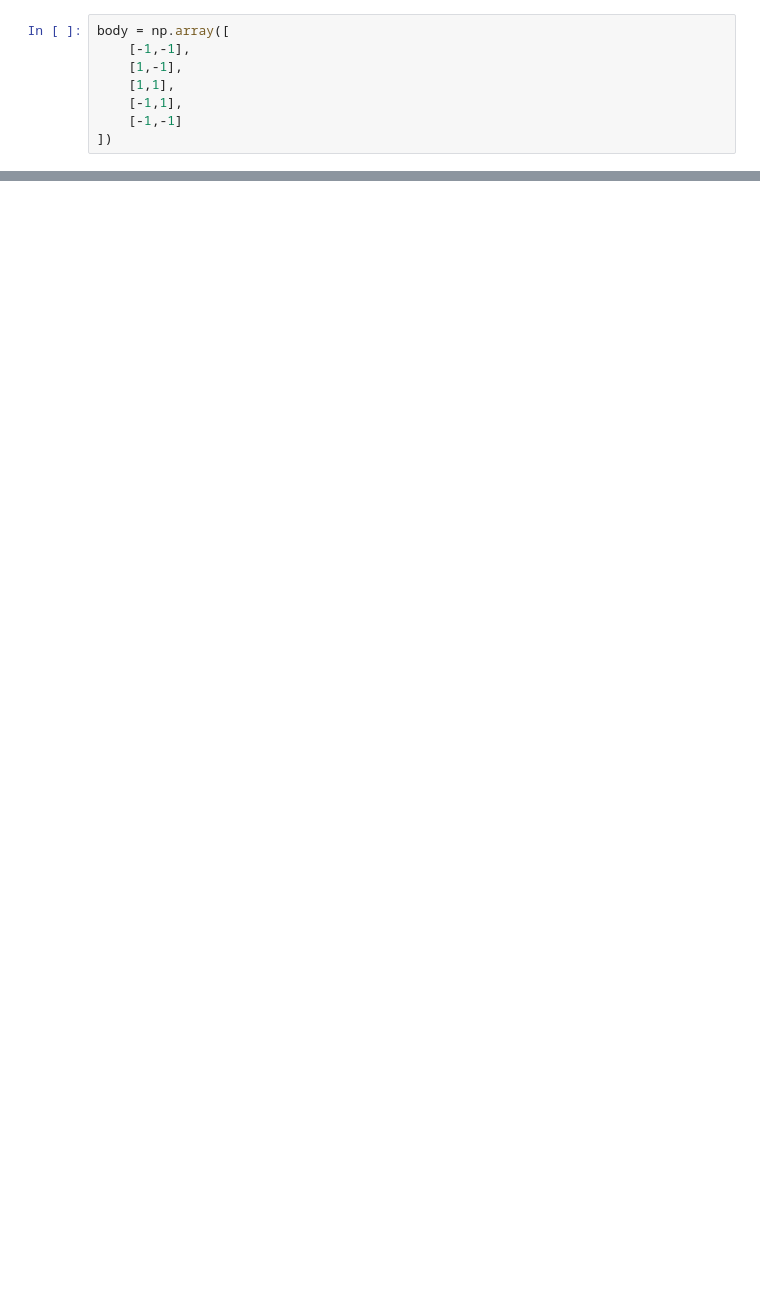
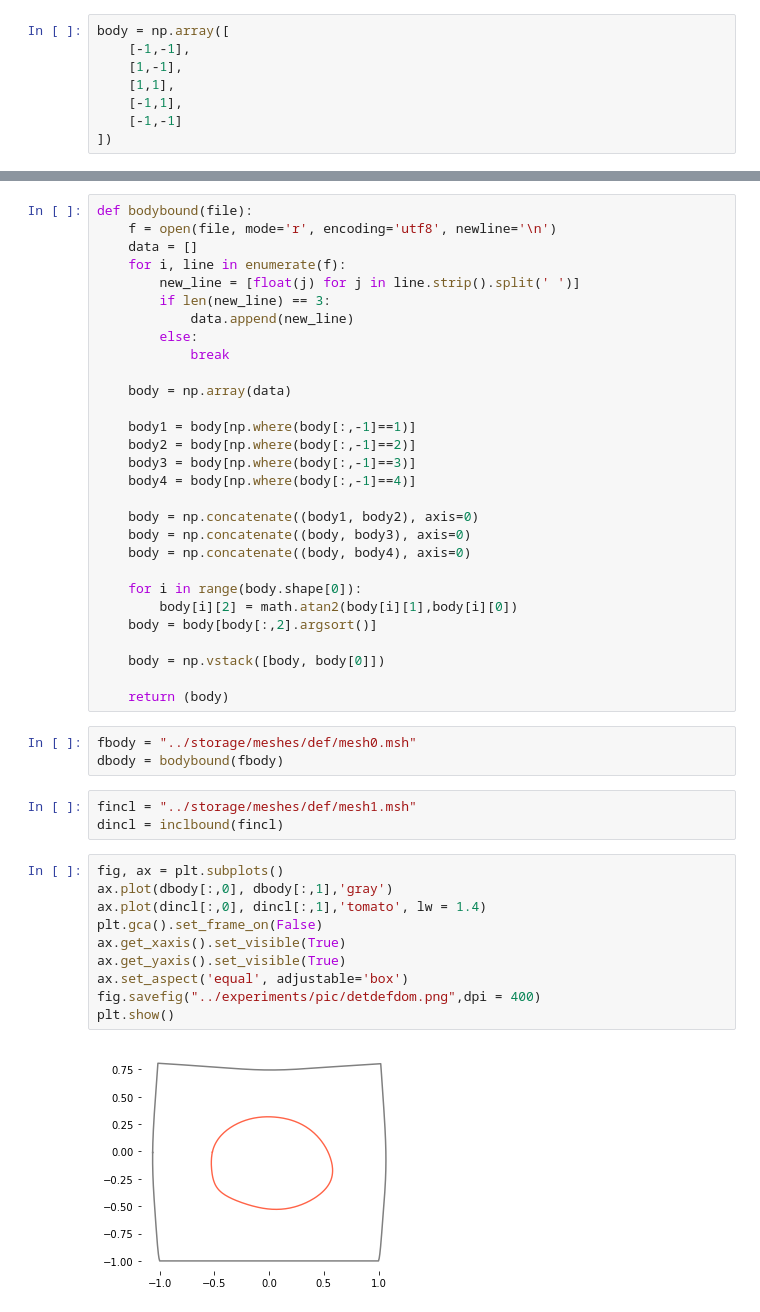
Before and after one commit to vkarnaev/random_domain_elasticity, a Jupyter notebook: utils/plotPic.ipynb, the cells around one changed output, grey strips where cells are left out. Cells and saved outputs as stored; diff of their text form; blank space fills up the shorter version.

```diff
--- a/utils/plotPic.ipynb
+++ b/utils/plotPic.ipynb
@@ -89,0 +104,47 @@ plt.show()
+# %%
+def bodybound(file):
+    f = open(file, mode='r', encoding='utf8', newline='\n')
+    data = []
+    for i, line in enumerate(f):
+        new_line = [float(j) for j in line.strip().split(' ')]
+        if len(new_line) == 3:
+            data.append(new_line)
+        else:
+            break
+
+    body = np.array(data)
+
+    body1 = body[np.where(body[:,-1]==1)]
+    body2 = body[np.where(body[:,-1]==2)]
+    body3 = body[np.where(body[:,-1]==3)]
+    body4 = body[np.where(body[:,-1]==4)]
+
+    body = np.concatenate((body1, body2), axis=0)
+    body = np.concatenate((body, body3), axis=0)
+    body = np.concatenate((body, body4), axis=0)
+
+    for i in range(body.shape[0]):
+        body[i][2] = math.atan2(body[i][1],body[i][0])
+    body = body[body[:,2].argsort()]
+
+    body = np.vstack([body, body[0]])
+
+    return (body)
+# %%
+fbody = "../storage/meshes/def/mesh0.msh"
+dbody = bodybound(fbody)
+# %%
+fincl = "../storage/meshes/def/mesh1.msh"
+dincl = inclbound(fincl)
+# %%
+fig, ax = plt.subplots()
+ax.plot(dbody[:,0], dbody[:,1],'gray')
+ax.plot(dincl[:,0], dincl[:,1],'tomato', lw = 1.4)
+plt.gca().set_frame_on(False)
+ax.get_xaxis().set_visible(True)
+ax.get_yaxis().set_visible(True)
+ax.set_aspect('equal', adjustable='box')
+fig.savefig("../experiments/pic/detdefdom.png",dpi = 400)
+plt.show()
+# %% [output]
+[figure, added]
```
Also changed, not shown: parts of 5 cells of this notebook, 4 other files.
